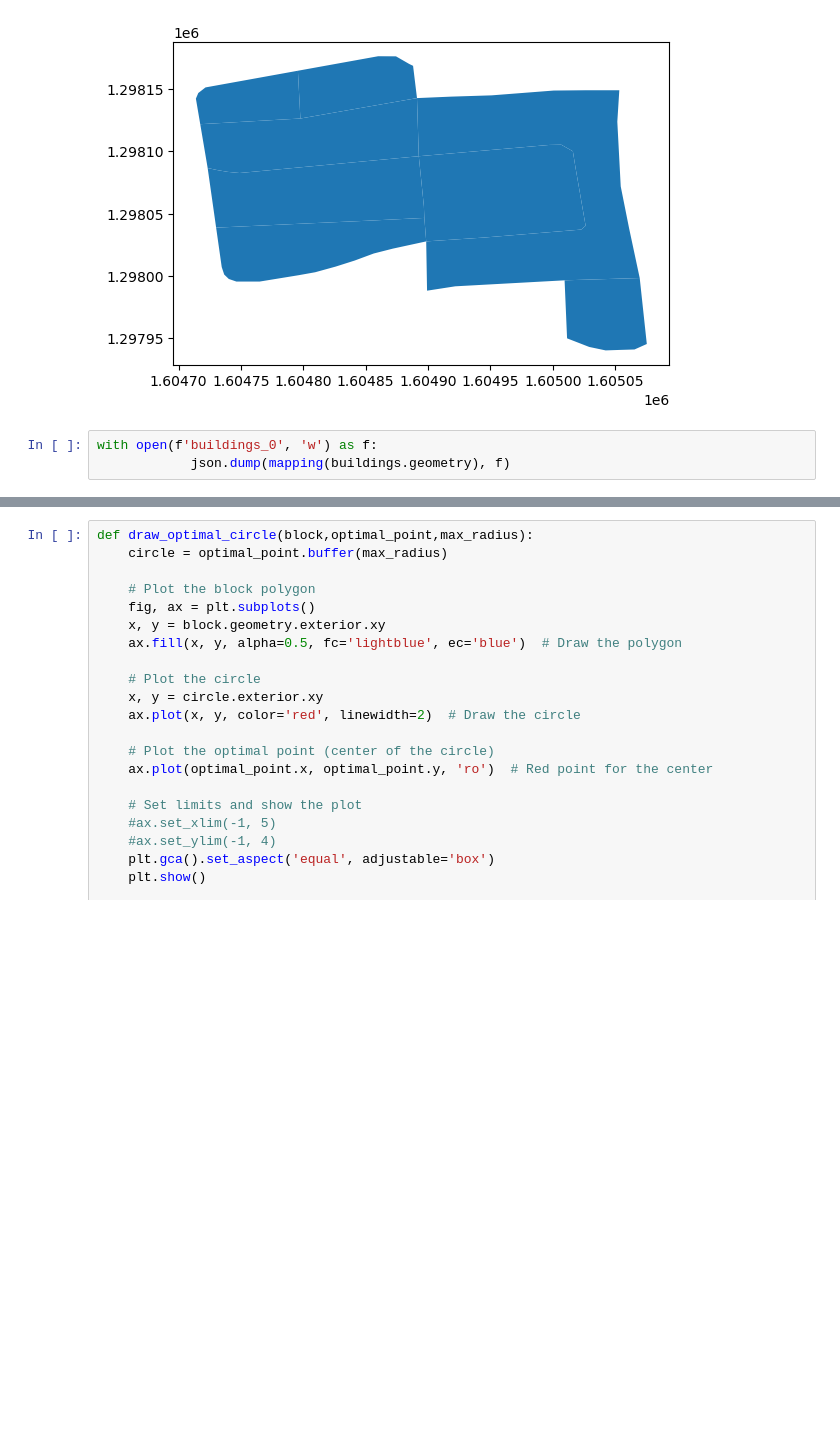
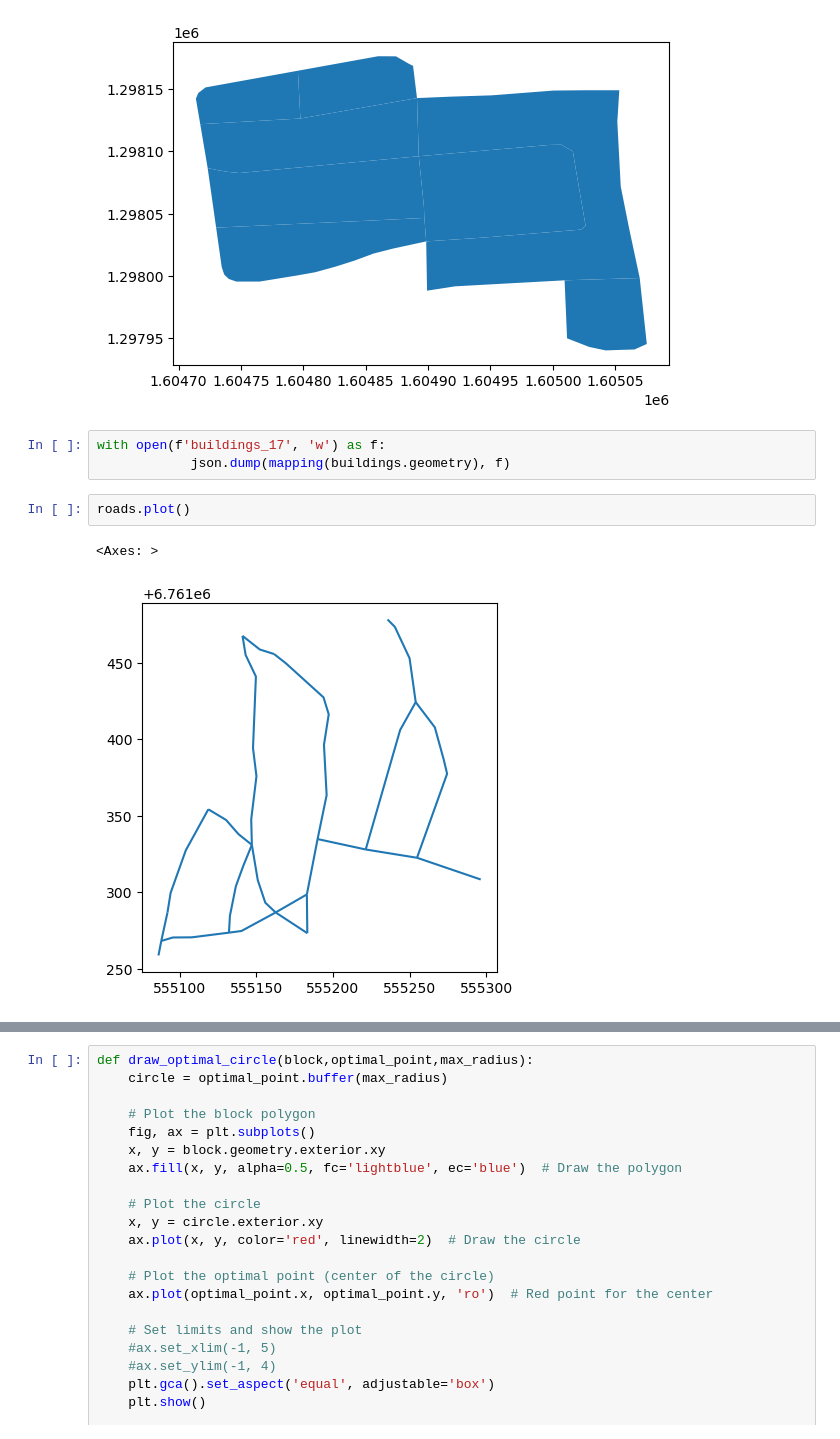
Before and after one commit to sarangof/identifyingLandSubdivisions, a Jupyter notebook: calculate-metrics.ipynb, the cells around one changed output, grey strips where cells are left out. Saved outputs shown, nothing was run; the diff lists cells and outputs as text; blank space fills up the shorter version.

```diff
--- a/calculate-metrics.ipynb
+++ b/calculate-metrics.ipynb
@@ -613,8 +541,13 @@ blocks.plot()
 <Axes: >
 [figure]
 # %%
-with open(f'buildings_0', 'w') as f:
+with open(f'buildings_17', 'w') as f:
             json.dump(mapping(buildings.geometry), f)
+# %%
+roads.plot()
+# %% [output]
+<Axes: >
+[figure, added]
 # %%
 #9 Tortuosity index
 
```
Also changed, not shown: parts of 16 cells of this notebook.
